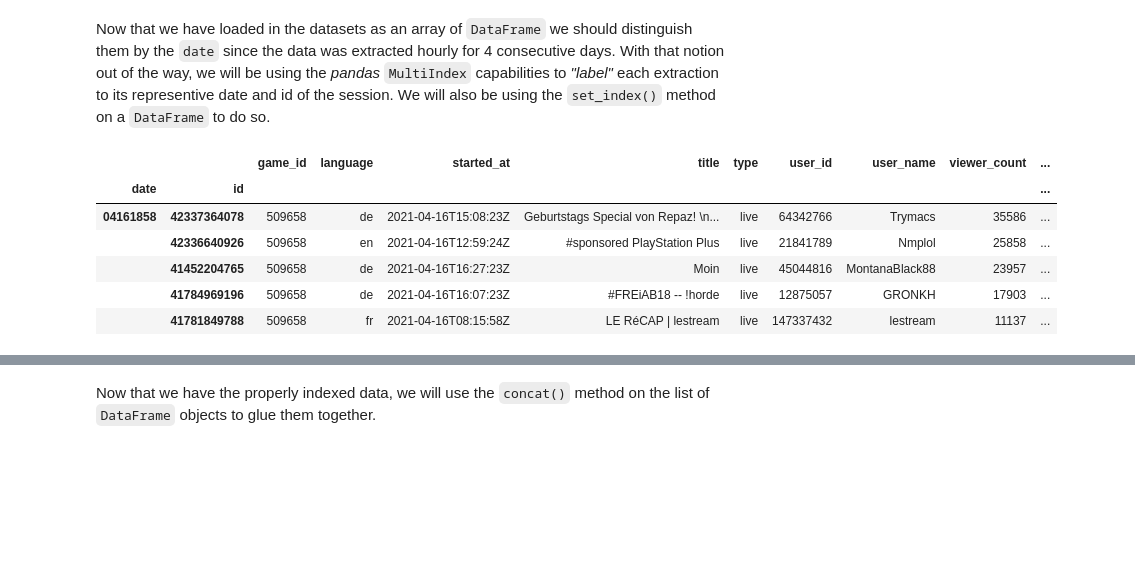
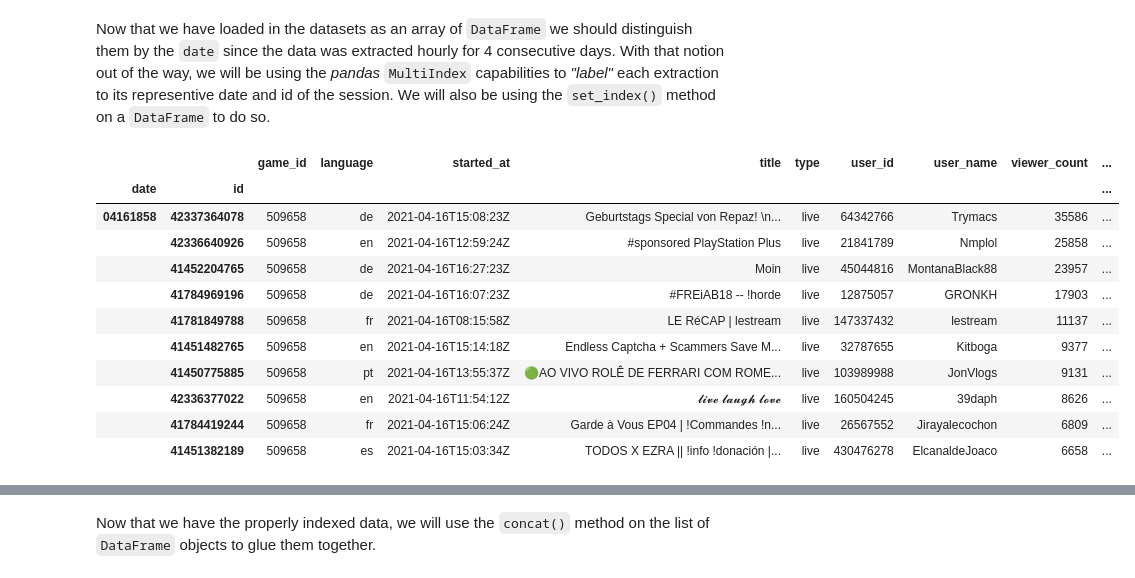
Before and after one commit to michaelbahchevanov/stream-me, a Jupyter notebook: EDA.ipynb, the cells around one changed output, grey strips where cells are left out. Drawn from its saved outputs; the diff is of its cells as text; code cells hidden in the pictures; blank space fills up the shorter version.

````diff
--- a/EDA.ipynb
+++ b/EDA.ipynb
@@ -26,6 +26,8 @@ This section aim to give an overview of the data and clean it up for visualizati
 Firstly, we need to load in _pandas_ and load all the live extracted files. They are in the form of a _.csv_.
 # %%
 import pandas as pd
+pd.set_option('display.max_columns', None)
+pd.set_option('display.max_rows', None)
 # %% [markdown]
 To begin with, we will import the _os_ module for file structure traversal. Alongside that, we will be initializing an empty list to store all the ```DataFrame``` objects from the _.csvs_. They will be extracted via the ```read_csv()``` method of _pandas_. The information was extracted from the <a href="https://dev.twitch.tv/" target="_blank">Twitch API</a>. Following that, we will look through all the files, extract the __timestamp__ (date) which is attached to the end of the file name. Then we will be creating the new ```date``` column with the __timestamp__ from the name. Lastly, we will append this ```DataFrame``` to our list.
 # %%
@@ -43,13 +45,18 @@
 # %%
 reindexed_dfs = [dfs[i].set_index(['date', 'id']) for i in range(len(dfs))]
 # %%
-reindexed_dfs[0].head()
+reindexed_dfs[0].head(10)
 # %% [output]
 |  |  | game_id | language | started_at | title | type | user_id | user_name | viewer_count | ... |
 | date | id |  |  |  |  |  |  |  |  | ... |
 | 04161858 | 42337364078 | 509658 | de | 2021-04-16T15:08:23Z | Geburtstags Special von Repaz! \n... | live | 64342766 | Trymacs | 35586 | ... |
 |  | 42336640926 | 509658 | en | 2021-04-16T12:59:24Z | #sponsored PlayStation Plus | live | 21841789 | Nmplol | 25858 | ... |
 |  | 41452204765 | 509658 | de | 2021-04-16T16:27:23Z | Moin | live | 45044816 | MontanaBlack88 | 23957 | ... |
 |  | 41784969196 | 509658 | de | 2021-04-16T16:07:23Z | #FREiAB18 -- !horde | live | 12875057 | GRONKH | 17903 | ... |
 |  | 41781849788 | 509658 | fr | 2021-04-16T08:15:58Z | LE RéCAP | lestream | live | 147337432 | lestream | 11137 | ... |
+|  | 41451482765 | 509658 | en | 2021-04-16T15:14:18Z | Endless Captcha + Scammers Save M... | live | 32787655 | Kitboga | 9377 | ... |
+|  | 41450775885 | 509658 | pt | 2021-04-16T13:55:37Z | 🟢AO VIVO ROLÊ DE FERRARI COM ROME... | live | 103989988 | JonVlogs | 9131 | ... |
+|  | 42336377022 | 509658 | en | 2021-04-16T11:54:12Z | 𝓵𝓲𝓿𝓮 𝓵𝓪𝓾𝓰𝓱 𝓵𝓸𝓿𝓮 | live | 160504245 | 39daph | 8626 | ... |
+|  | 41784419244 | 509658 | fr | 2021-04-16T15:06:24Z | Garde à Vous EP04 | !Commandes !n... | live | 26567552 | Jirayalecochon | 6809 | ... |
+|  | 41451382189 | 509658 | es | 2021-04-16T15:03:34Z | TODOS X EZRA || !info !donación |... | live | 430476278 | ElcanaldeJoaco | 6658 | ... |
 # %%
````
Also changed, not shown: parts of 34 cells of this notebook.
